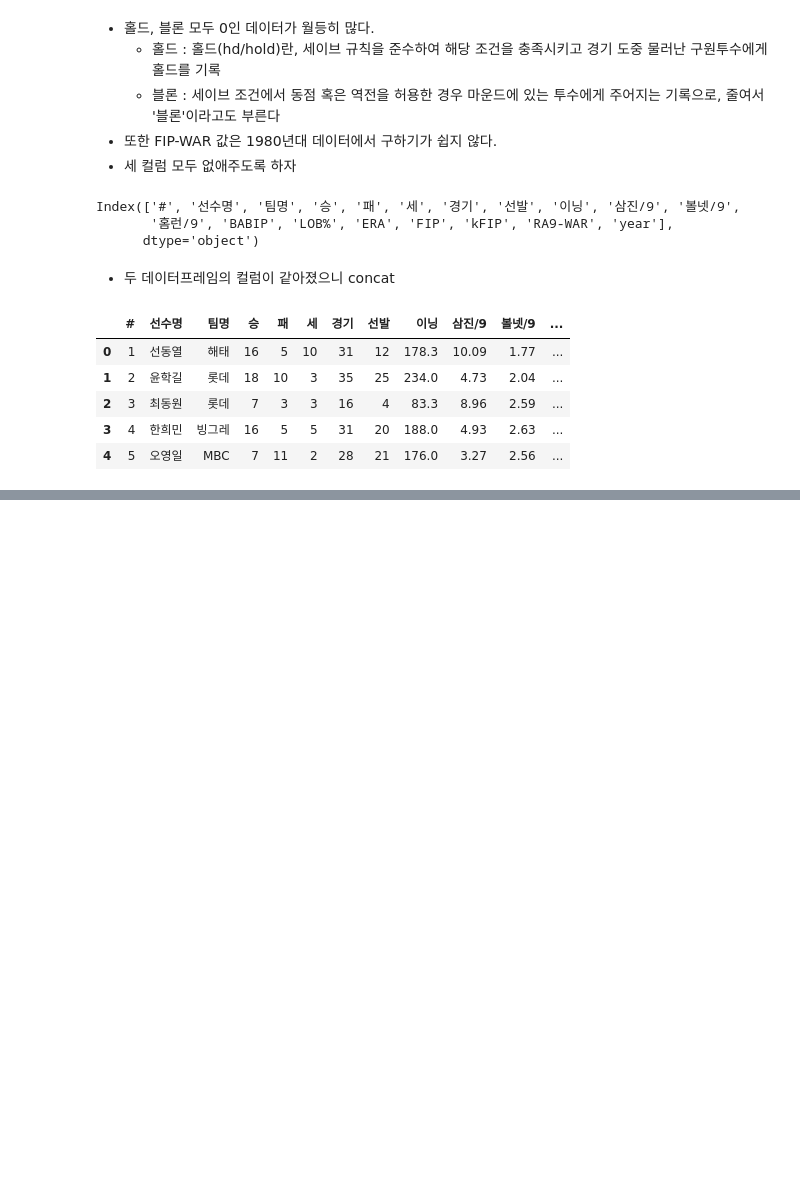
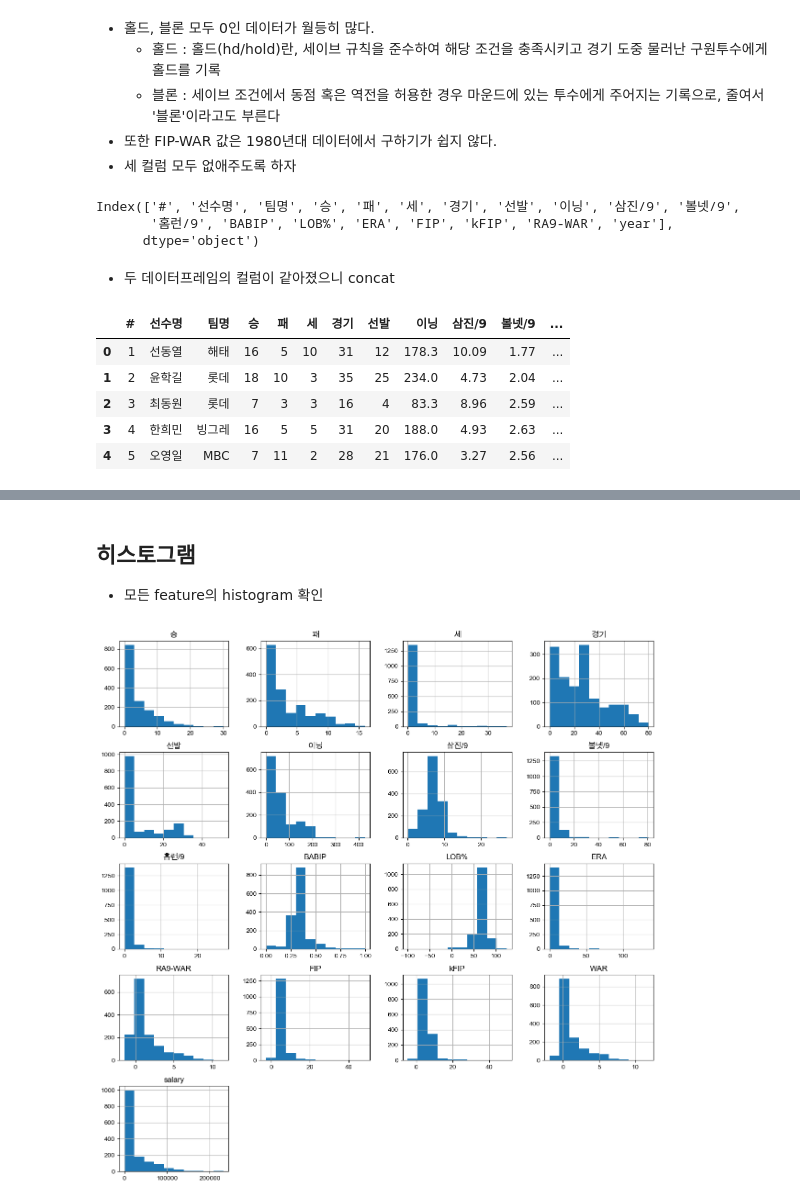
Before and after one commit to yeedacoding/ML-project, a Jupyter notebook: Baseball_Salary_Prediction/Baseball_Salary_Prediction.ipynb, the cells around one changed output, grey strips where cells are left out. Drawn from its saved outputs; the diff is of its cells as text; code cells hidden in the pictures; blank space fills up the shorter version.

```diff
--- a/Baseball_Salary_Prediction/Baseball_Salary_Prediction.ipynb
+++ b/Baseball_Salary_Prediction/Baseball_Salary_Prediction.ipynb
@@ -581,0 +1297,8 @@ for name in tqdm(pitcher_names) :
+# %% [markdown]
+## 히스토그램
+- 모든 feature의 histogram 확인
+# %%
+final_df.hist(bins=10, figsize=(15, 15))
+plt.show()
+# %% [output]
+[figure, added]
```
Also changed, not shown: parts of 154 cells of this notebook, 2 other files.
